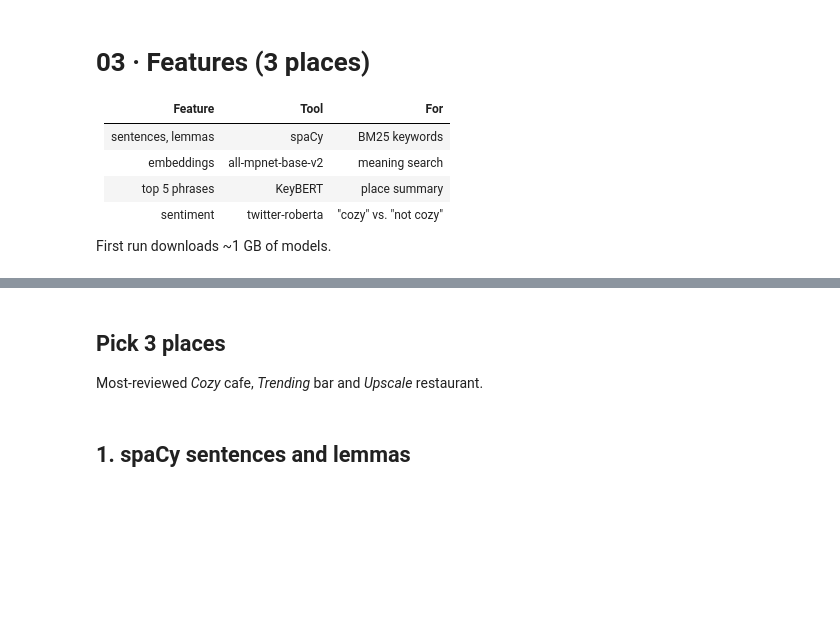
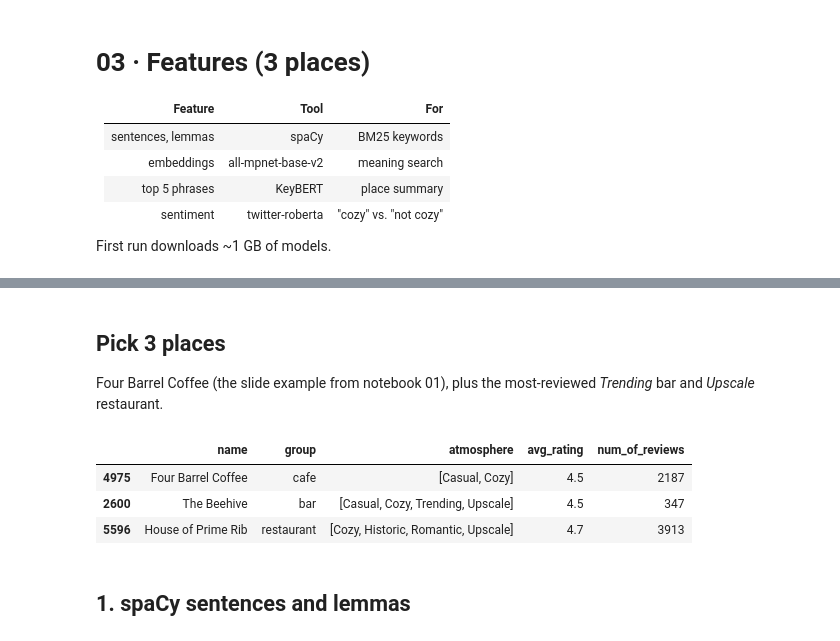
Before and after one commit to Joe2k/VibeCheck, a Jupyter notebook: notebooks/03_features.ipynb, the cells around one changed output, grey strips where cells are left out. Drawn from its saved outputs; the diff is of its cells as text; code cells hidden in the pictures; blank space fills up the shorter version.

```diff
--- a/notebooks/03_features.ipynb
+++ b/notebooks/03_features.ipynb
@@ -25,16 +27,22 @@ places["atmosphere"] = places["misc"].map(lambda m: m.get("Atmosphere", []))
 # %% [markdown]
 ## Pick 3 places
 
-Most-reviewed *Cozy* cafe, *Trending* bar and *Upscale* restaurant.
+Four Barrel Coffee (the slide example from notebook 01), plus the most-reviewed *Trending* bar and *Upscale* restaurant.
 # %%
 def pick(group: str, tag: str) -> pd.Series:
     """Most-reviewed place in `group` with Atmosphere `tag` (or without the tag if none has it)."""
     pool = places[places["group"] == group]
     tagged = pool[pool["atmosphere"].map(lambda tags: tag in tags)]
     return (tagged if len(tagged) else pool).sort_values("num_of_reviews", ascending=False).iloc[0]
 
-examples = pd.DataFrame([pick("cafe", "Cozy"), pick("bar", "Trending"), pick("restaurant", "Upscale")])
+cafe = places[places["name"] == "Four Barrel Coffee"].iloc[0]
+examples = pd.DataFrame([cafe, pick("bar", "Trending"), pick("restaurant", "Upscale")])
 examples[["name", "group", "atmosphere", "avg_rating", "num_of_reviews"]]
+# %% [output]
+|  | name | group | atmosphere | avg_rating | num_of_reviews |
+| 4975 | Four Barrel Coffee | cafe | [Casual, Cozy] | 4.5 | 2187 |
+| 2600 | The Beehive | bar | [Casual, Cozy, Trending, Upscale] | 4.5 | 347 |
+| 5596 | House of Prime Rib | restaurant | [Cozy, Historic, Romantic, Upscale] | 4.7 | 3913 |
 # %% [markdown]
 ## 1. spaCy sentences and lemmas
 # %%
```
Also changed, not shown: parts of 8 cells of this notebook, 6 other files.
